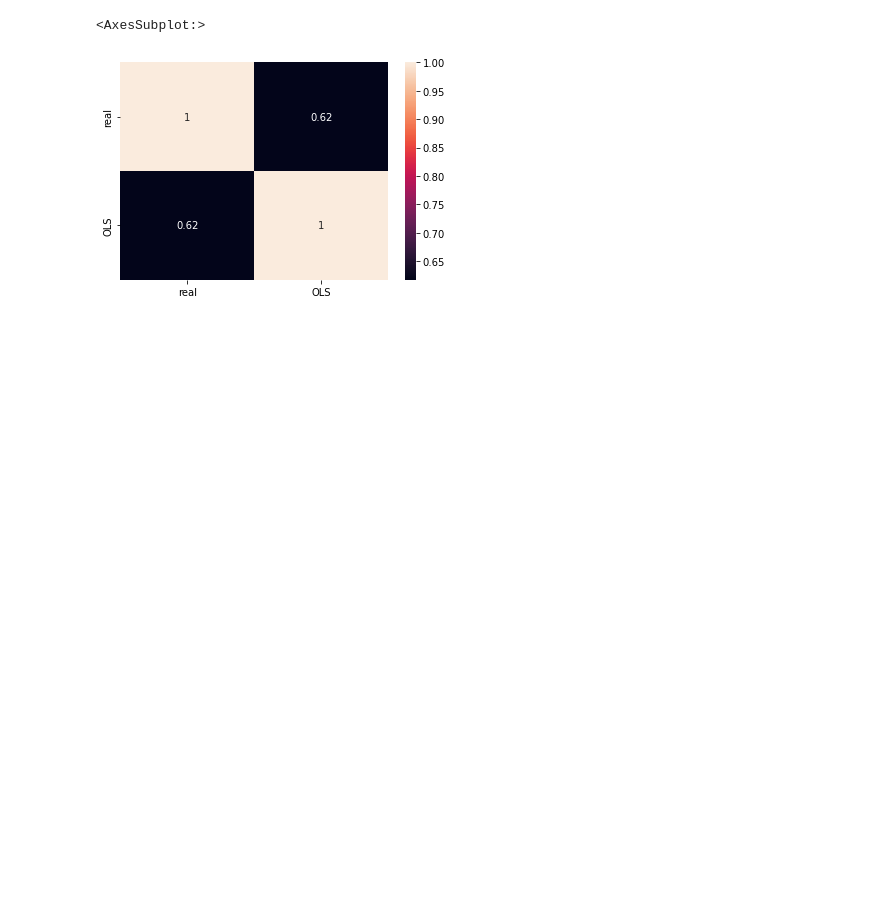
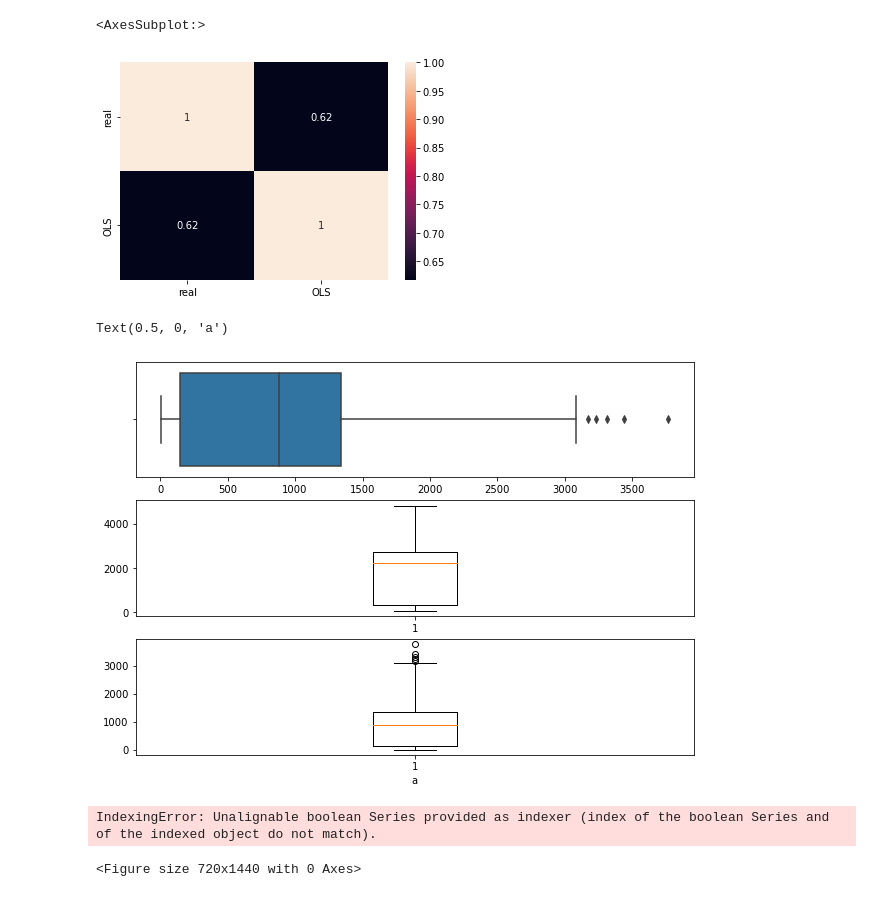
Before and after one commit to JiangYuxuan233/Intern_Yuxuan, a Jupyter notebook: Untitled.ipynb, the cells around one changed output. Saved outputs shown, nothing was run; the diff lists cells and outputs as text; code cells hidden in the pictures; blank space fills up the shorter version.

```diff
--- a/Untitled.ipynb
+++ b/Untitled.ipynb
@@ -138,3 +138,34 @@ sns.heatmap(P.corr(), annot = True)
 # %% [output]
 <AxesSubplot:>
 [figure]
+# %%
+import seaborn as sns
+fig = plt.figure(figsize=(10,20))
+plt.subplot(8,1,1)
+sns.boxplot(c["Pedestrian"])
+plt.xlabel("a")
+plt.subplot(8,1,2)
+plt.boxplot(b["Pedestrian"])
+a.keys()[1]
+plt.subplot(8,1,3)
+plt.boxplot(c["Pedestrian"])
+plt.xlabel("a")
+#plt.subplot(4,1,4)
+#plt.boxplot(c["Pedestrian"])
+#a.keys()[1]
+# %% [output]
+Text(0.5, 0, 'a')
+[figure, added]
+# %%
+df = a
+fig = plt.figure(figsize=(10,20))
+box = df.loc[df.dtypes =="int64"]
+                        #se = st.selectbox("Select which column you want to check",box,key=f"MyKey{5}")
+#for i in range(len(box)):
+#    plt.subplot(len(box),1,i+1)
+#    sns.boxplot(df[box[i]])
+#    plt.xlabel(box[i])
+box
+# %% [output]
+IndexingError: Unalignable boolean Series provided as indexer (index of the boolean Series and of the indexed object do not match).
+<Figure size 720x1440 with 0 Axes>
```
Also changed, not shown: parts of 5 cells of this notebook, 2 other files.
